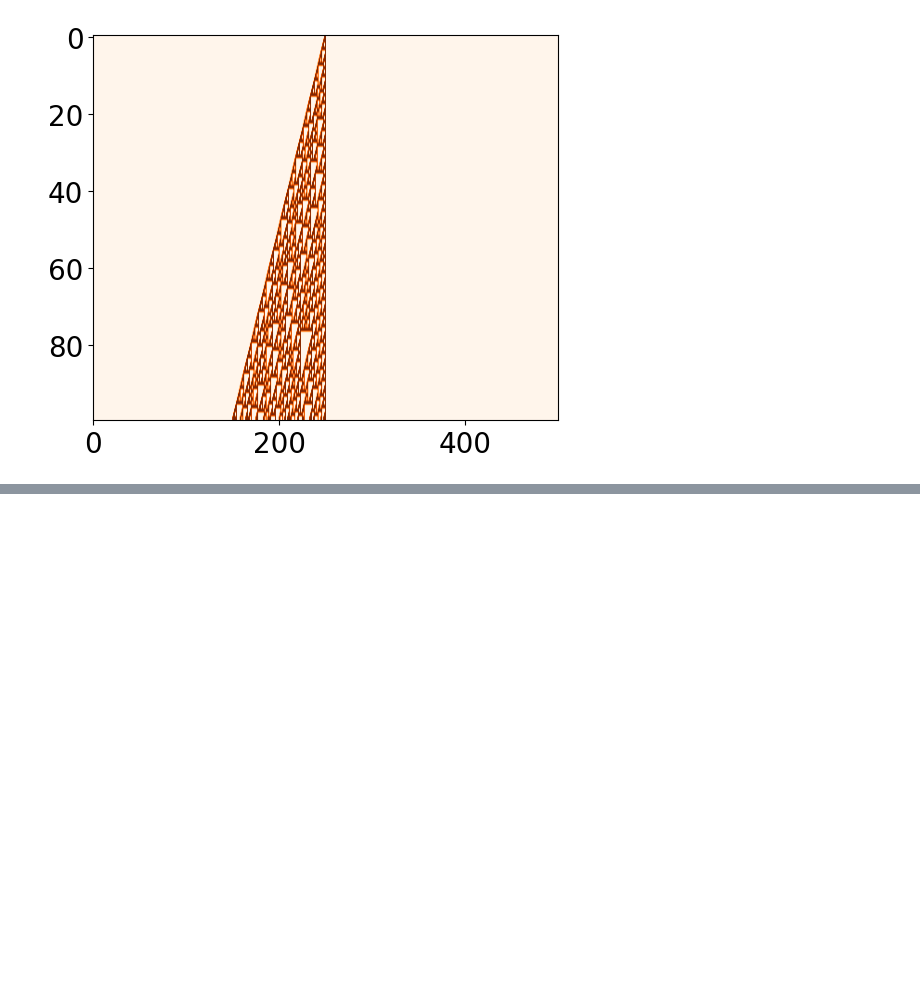
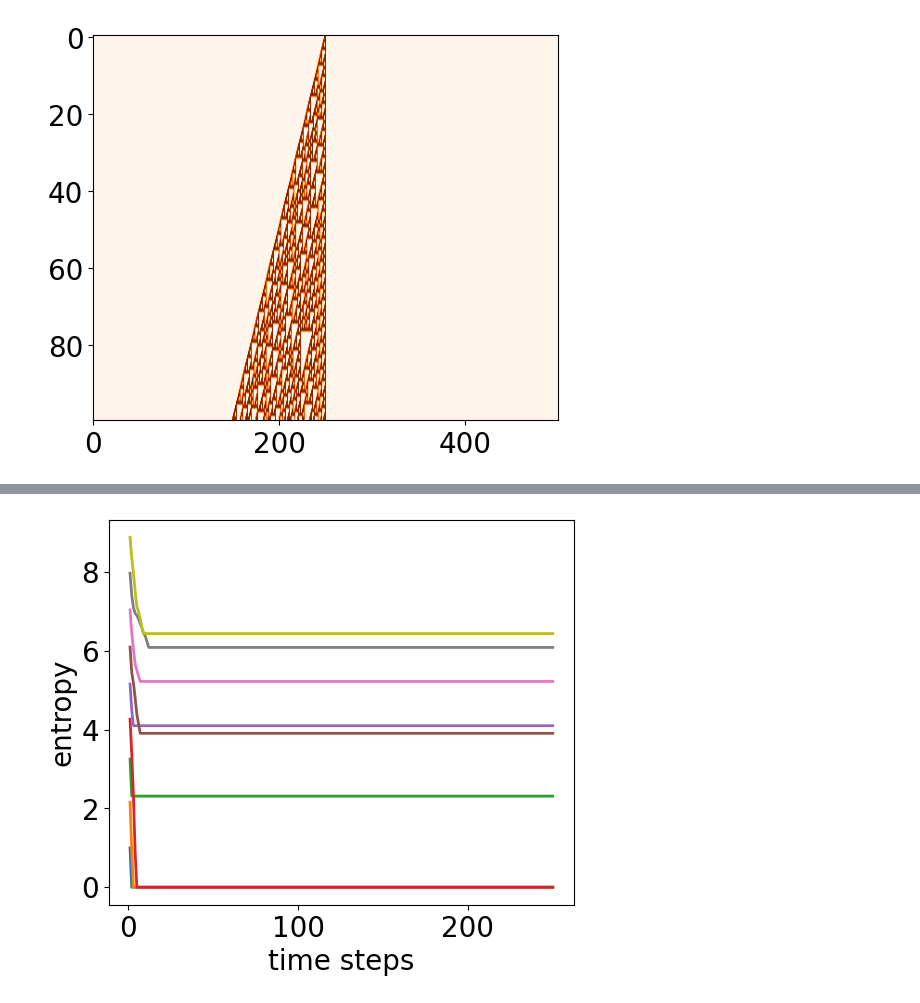
Before and after one commit to zsxqblz/classical_hayden_preskill, a Jupyter notebook: visualization/visualization_240303.ipynb, the cells around one changed output, grey strips where cells are left out. Cells and saved outputs as stored; diff of their text form; code cells hidden in the pictures; blank space fills up the shorter version.

```diff
--- a/visualization/visualization_240303.ipynb
+++ b/visualization/visualization_240303.ipynb
@@ -62,0 +79,17 @@ plt.colorbar()
+# %%
+plt.figure(figsize=(6,5))
+nAsites_l = np.arange(2,11,1)
+for nAsites in nAsites_l:
+    file_name = "../data/240303/240303_%d"%(0+nAsites)
+    nstep_l = np.loadtxt(file_name+'_scanx.csv',skiprows=1)
+    nmeas_l = np.loadtxt(file_name+'_scany.csv',skiprows=1)
+
+    raw = np.loadtxt(file_name+'_data.csv',skiprows=1,delimiter=',')
+    S_ave_arr = raw[:,0].reshape((len(nmeas_l),len(nstep_l)))
+    S_std_arr = raw[:,1].reshape((len(nmeas_l),len(nstep_l)))
+    plt.plot(nstep_l[:],S_ave_arr[-1,:])
+    # plt.axhline(nAsites)
+    plt.xlabel('time steps')
+    plt.ylabel('entropy')
+# %% [output]
+[figure, added]
```
Also changed, not shown: parts of 24 cells of this notebook, 5 other files.
